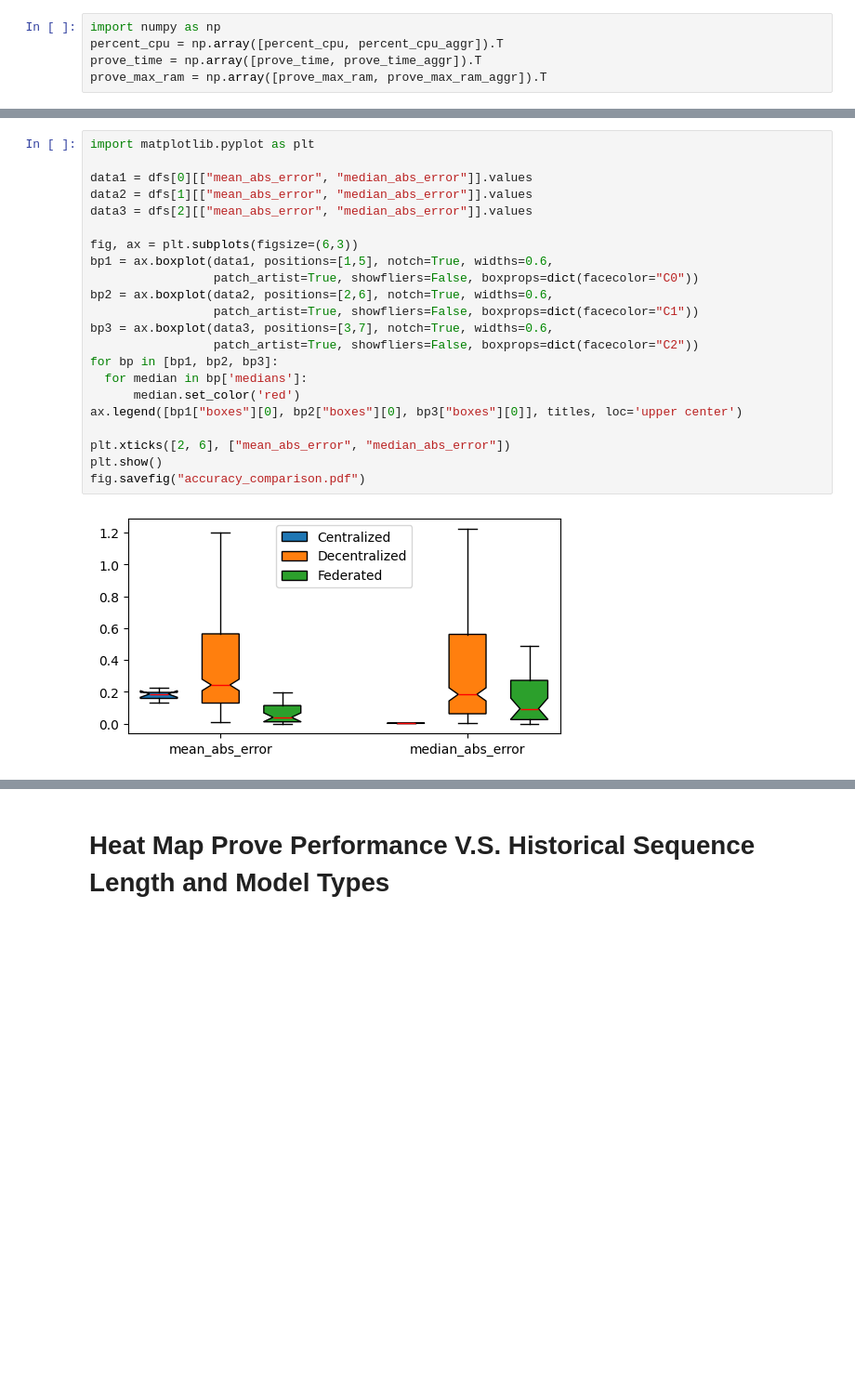
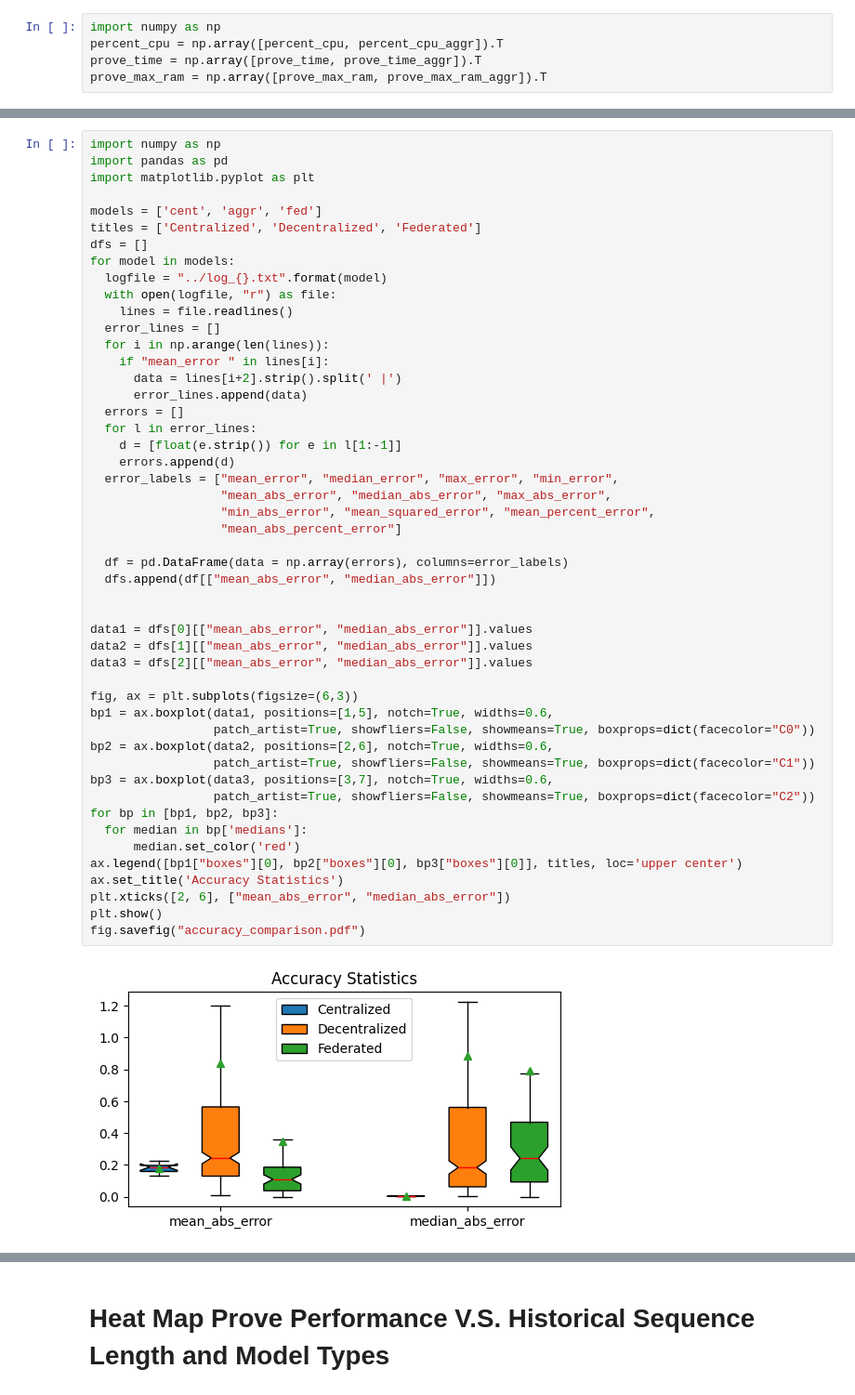
Before and after one commit to CaixiangFan/zkpet, a Jupyter notebook: src/plot.ipynb, the cells around one changed output, grey strips where cells are left out. Shown at 93% size. Cells and saved outputs as stored; diff of their text form; blank space fills up the shorter version.

```diff
--- a/src/plot.ipynb
+++ b/src/plot.ipynb
@@ -588,26 +604,53 @@ for model in models:
   df = pd.DataFrame(data = np.array(errors), columns=error_labels)
   dfs.append(df[["mean_abs_error", "median_abs_error"]])
 # %%
+import numpy as np
+import pandas as pd
 import matplotlib.pyplot as plt
+
+models = ['cent', 'aggr', 'fed']
+titles = ['Centralized', 'Decentralized', 'Federated']
+dfs = []
+for model in models:
+  logfile = "../log_{}.txt".format(model)
+  with open(logfile, "r") as file:
+    lines = file.readlines()
+  error_lines = []
+  for i in np.arange(len(lines)):
+    if "mean_error " in lines[i]:
+      data = lines[i+2].strip().split(' |')
+      error_lines.append(data)
+  errors = []
+  for l in error_lines:
+    d = [float(e.strip()) for e in l[1:-1]]
+    errors.append(d)
+  error_labels = ["mean_error", "median_error", "max_error", "min_error",
+                  "mean_abs_error", "median_abs_error", "max_abs_error",
+                  "min_abs_error", "mean_squared_error", "mean_percent_error",
+                  "mean_abs_percent_error"]
+
+  df = pd.DataFrame(data = np.array(errors), columns=error_labels)
+  dfs.append(df[["mean_abs_error", "median_abs_error"]])
+
 
 data1 = dfs[0][["mean_abs_error", "median_abs_error"]].values
 data2 = dfs[1][["mean_abs_error", "median_abs_error"]].values
 data3 = dfs[2][["mean_abs_error", "median_abs_error"]].values
 
 fig, ax = plt.subplots(figsize=(6,3))
 bp1 = ax.boxplot(data1, positions=[1,5], notch=True, widths=0.6,
-                 patch_artist=True, showfliers=False, boxprops=dict(facecolor="C0"))
+                 patch_artist=True, showfliers=False, showmeans=True, boxprops=dict(facecolor="C0"))
 bp2 = ax.boxplot(data2, positions=[2,6], notch=True, widths=0.6,
-                 patch_artist=True, showfliers=False, boxprops=dict(facecolor="C1"))
+                 patch_artist=True, showfliers=False, showmeans=True, boxprops=dict(facecolor="C1"))
 bp3 = ax.boxplot(data3, positions=[3,7], notch=True, widths=0.6,
-                 patch_artist=True, showfliers=False, boxprops=dict(facecolor="C2"))
+                 patch_artist=True, showfliers=False, showmeans=True, boxprops=dict(facecolor="C2"))
 for bp in [bp1, bp2, bp3]:
   for median in bp['medians']:
       median.set_color('red')
 ax.legend([bp1["boxes"][0], bp2["boxes"][0], bp3["boxes"][0]], titles, loc='upper center')
-
+ax.set_title('Accuracy Statistics')
 plt.xticks([2, 6], ["mean_abs_error", "median_abs_error"])
 plt.show()
 fig.savefig("accuracy_comparison.pdf")
 # %% [output]
-[figure, old version]
+[figure, new version]
```
Also changed, not shown: parts of 14 cells of this notebook, 12 other files.
